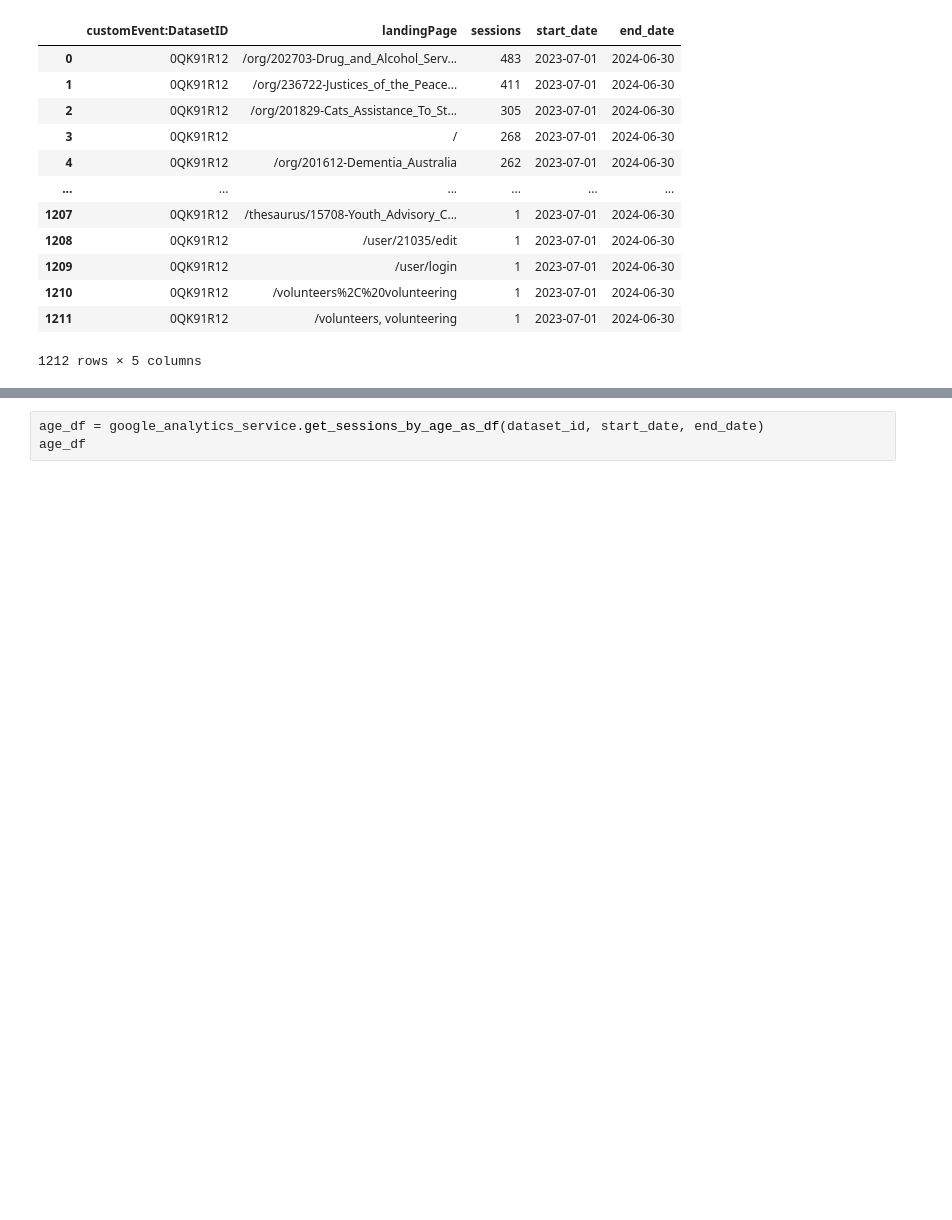
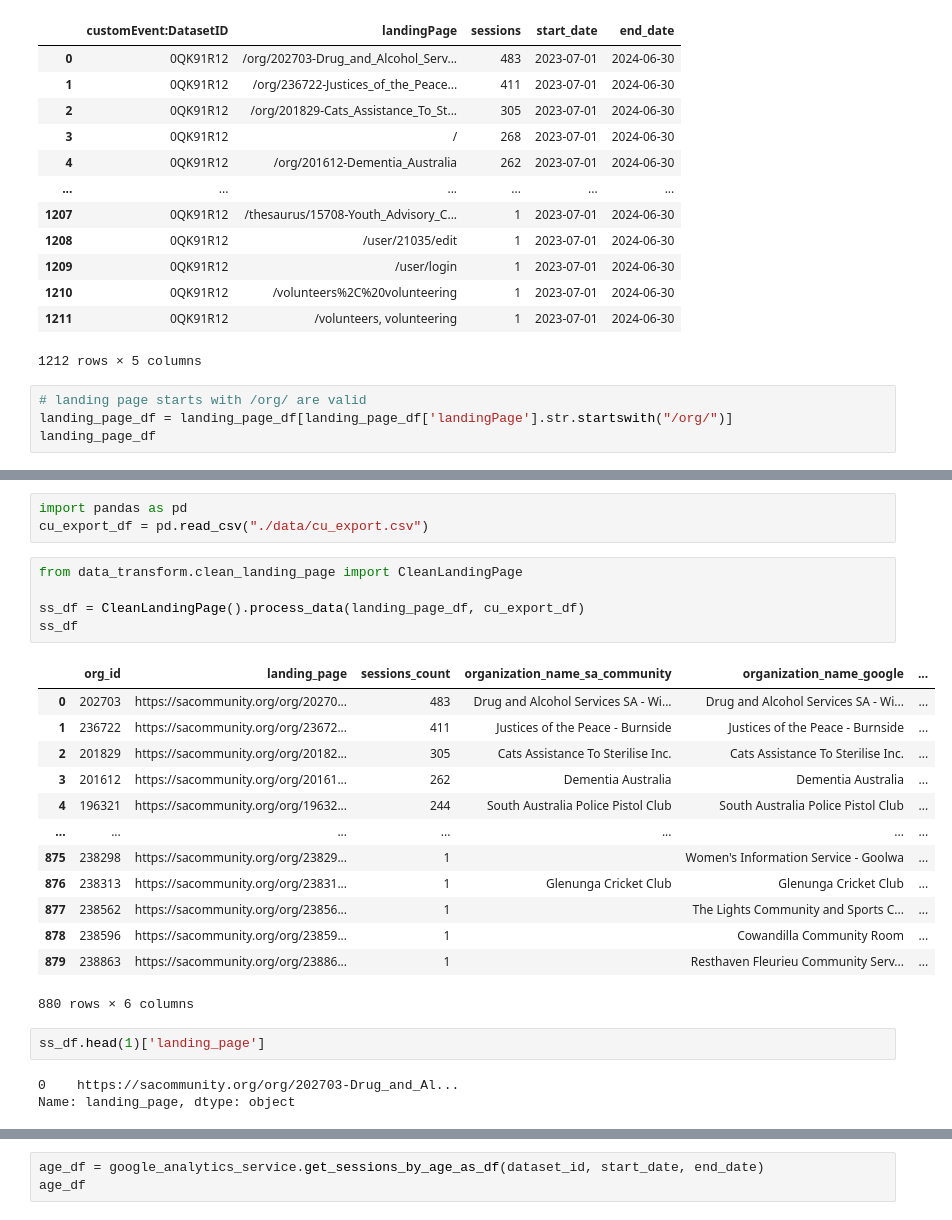
Before and after one commit to poo5zan/data-analytics-sa-community, a Jupyter notebook: google_analytics_service_tests.ipynb, the cells around one changed output, grey strips where cells are left out. Cells and saved outputs as stored; diff of their text form; blank space fills up the shorter version.

Commit message:
clean landing page

```diff
--- a/google_analytics_service_tests.ipynb
+++ b/google_analytics_service_tests.ipynb
@@ -23,3 +23,7 @@ landing_page_df
 | 1210 | 0QK91R12 | /volunteers%2C%20volunteering | 1 | 2023-07-01 | 2024-06-30 |
 | 1211 | 0QK91R12 | /volunteers, volunteering | 1 | 2023-07-01 | 2024-06-30 |
 1212 rows × 5 columns
+# %%
+# landing page starts with /org/ are valid
+landing_page_df = landing_page_df[landing_page_df['landingPage'].str.startswith("/org/")]
+landing_page_df
@@ -25,0 +44,27 @@ landing_page_df
+# %%
+import pandas as pd
+cu_export_df = pd.read_csv("./data/cu_export.csv")
+# %%
+from data_transform.clean_landing_page import CleanLandingPage
+
+ss_df = CleanLandingPage().process_data(landing_page_df, cu_export_df)
+ss_df
+# %% [output]
+|  | org_id | landing_page | sessions_count | organization_name_sa_community | organization_name_google | ... |
+| 0 | 202703 | https://sacommunity.org/org/20270... | 483 | Drug and Alcohol Services SA - Wi... | Drug and Alcohol Services SA - Wi... | ... |
+| 1 | 236722 | https://sacommunity.org/org/23672... | 411 | Justices of the Peace - Burnside | Justices of the Peace - Burnside | ... |
+| 2 | 201829 | https://sacommunity.org/org/20182... | 305 | Cats Assistance To Sterilise Inc. | Cats Assistance To Sterilise Inc. | ... |
+| 3 | 201612 | https://sacommunity.org/org/20161... | 262 | Dementia Australia | Dementia Australia | ... |
+| 4 | 196321 | https://sacommunity.org/org/19632... | 244 | South Australia Police Pistol Club | South Australia Police Pistol Club | ... |
+| ... | ... | ... | ... | ... | ... | ... |
+| 875 | 238298 | https://sacommunity.org/org/23829... | 1 |  | Women's Information Service - Goolwa | ... |
+| 876 | 238313 | https://sacommunity.org/org/23831... | 1 | Glenunga Cricket Club | Glenunga Cricket Club | ... |
+| 877 | 238562 | https://sacommunity.org/org/23856... | 1 |  | The Lights Community and Sports C... | ... |
+| 878 | 238596 | https://sacommunity.org/org/23859... | 1 |  | Cowandilla Community Room | ... |
+| 879 | 238863 | https://sacommunity.org/org/23886... | 1 |  | Resthaven Fleurieu Community Serv... | ... |
+880 rows × 6 columns
+# %%
+ss_df.head(1)['landing_page']
+# %% [output]
+0    https://sacommunity.org/org/202703-Drug_and_Al...
+Name: landing_page, dtype: object
```
Also changed, not shown: parts of 2 cells of this notebook, 1 other file.
